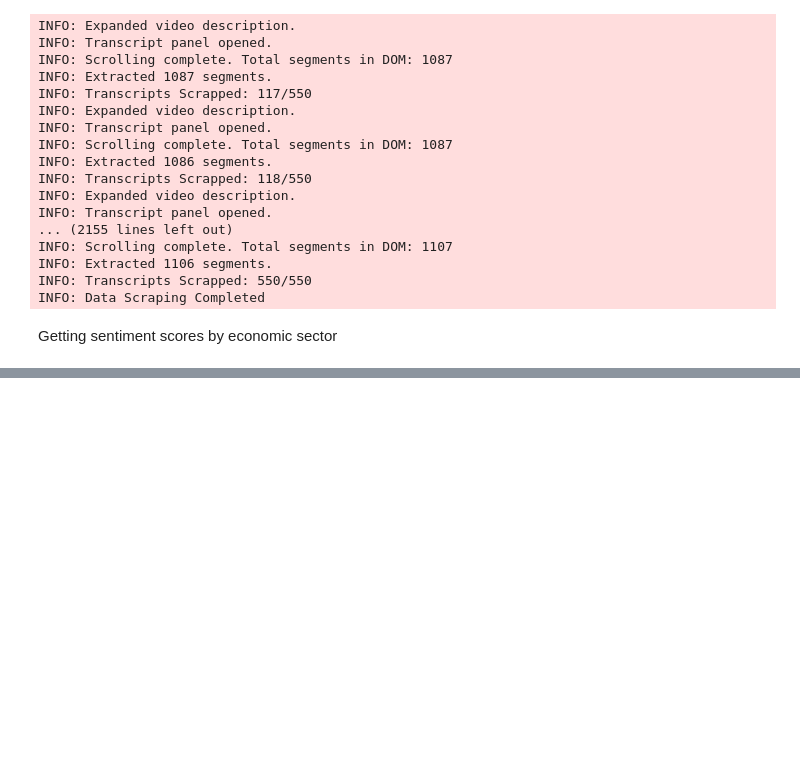
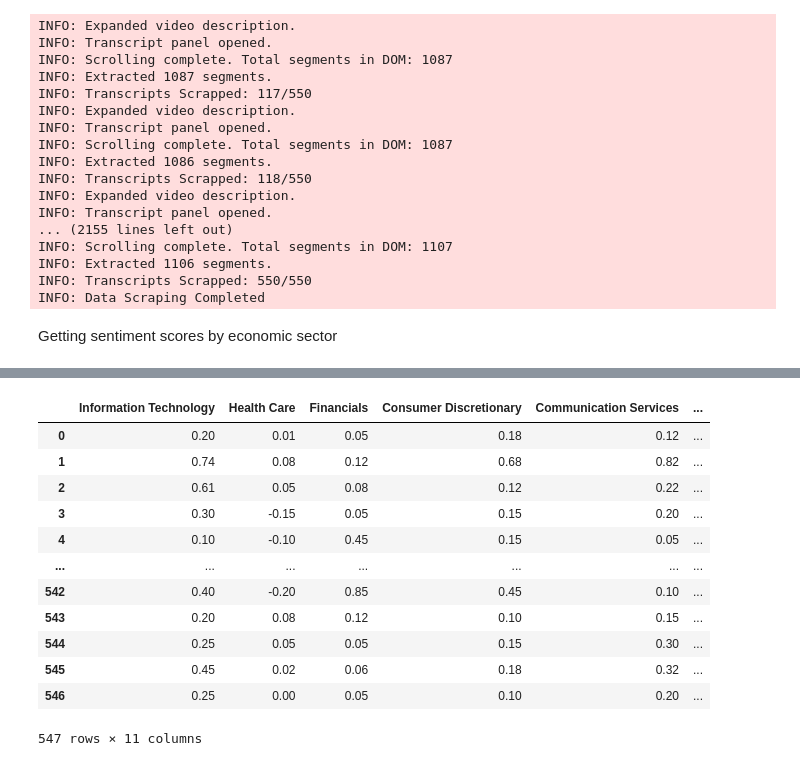
Before and after one commit to rda329/Regime_Detection, a Jupyter notebook: notebook.ipynb, the cells around one changed output, grey strips where cells are left out. Drawn from its saved outputs; the diff is of its cells as text; code cells hidden in the pictures; blank space fills up the shorter version.

Commit message:
clean sentiment data

```diff
--- a/notebook.ipynb
+++ b/notebook.ipynb
@@ -60,0 +63,10 @@ INFO: Data Saved
+# %%
+#Data Cleaning
+import pandas as pd
+import json
+
+df = pd.read_csv("./sentiment_analysis/Bloomberg_Transcript_Result.csv")
+
+df["LLM Response"] = df["LLM Response"].apply(json.loads)
+
+df
@@ -60,0 +138,23 @@ INFO: Data Saved
+# %%
+new_col = []
+
+for data_dict in df["LLM Response"]:
+    new_dict = {
+        "Information Technology" : None,
+        "Health Care": None,
+        "Financials": None,
+        "Consumer Discretionary": None,
+        "Communication Services": None,
+        "Industrials": None,
+        "Consumer Staples" : None,
+        "Energy" : None,
+        "Utilities" : None,
+        "Real Estate": None,
+        "Materials" : None,
+    }
+    for key0 in new_dict:
+        for key in data_dict:
+            if key in sector_map[key0]:
+                new_dict[key0] = data_dict[key]
+                break
+    new_col.append(new_dict)
@@ -60,0 +292,16 @@ INFO: Data Saved
+# %%
+df_flattened
+# %% [output]
+|  | Information Technology | Health Care | Financials | Consumer Discretionary | Communication Services | ... |
+| 0 | 0.20 | 0.01 | 0.05 | 0.18 | 0.12 | ... |
+| 1 | 0.74 | 0.08 | 0.12 | 0.68 | 0.82 | ... |
+| 2 | 0.61 | 0.05 | 0.08 | 0.12 | 0.22 | ... |
+| 3 | 0.30 | -0.15 | 0.05 | 0.15 | 0.20 | ... |
+| 4 | 0.10 | -0.10 | 0.45 | 0.15 | 0.05 | ... |
+| ... | ... | ... | ... | ... | ... | ... |
+| 542 | 0.40 | -0.20 | 0.85 | 0.45 | 0.10 | ... |
+| 543 | 0.20 | 0.08 | 0.12 | 0.10 | 0.15 | ... |
+| 544 | 0.25 | 0.05 | 0.05 | 0.15 | 0.30 | ... |
+| 545 | 0.45 | 0.02 | 0.06 | 0.18 | 0.32 | ... |
+| 546 | 0.25 | 0.00 | 0.05 | 0.10 | 0.20 | ... |
+547 rows × 11 columns
```
Also changed, not shown: parts of 19 cells of this notebook, 5 other files.
